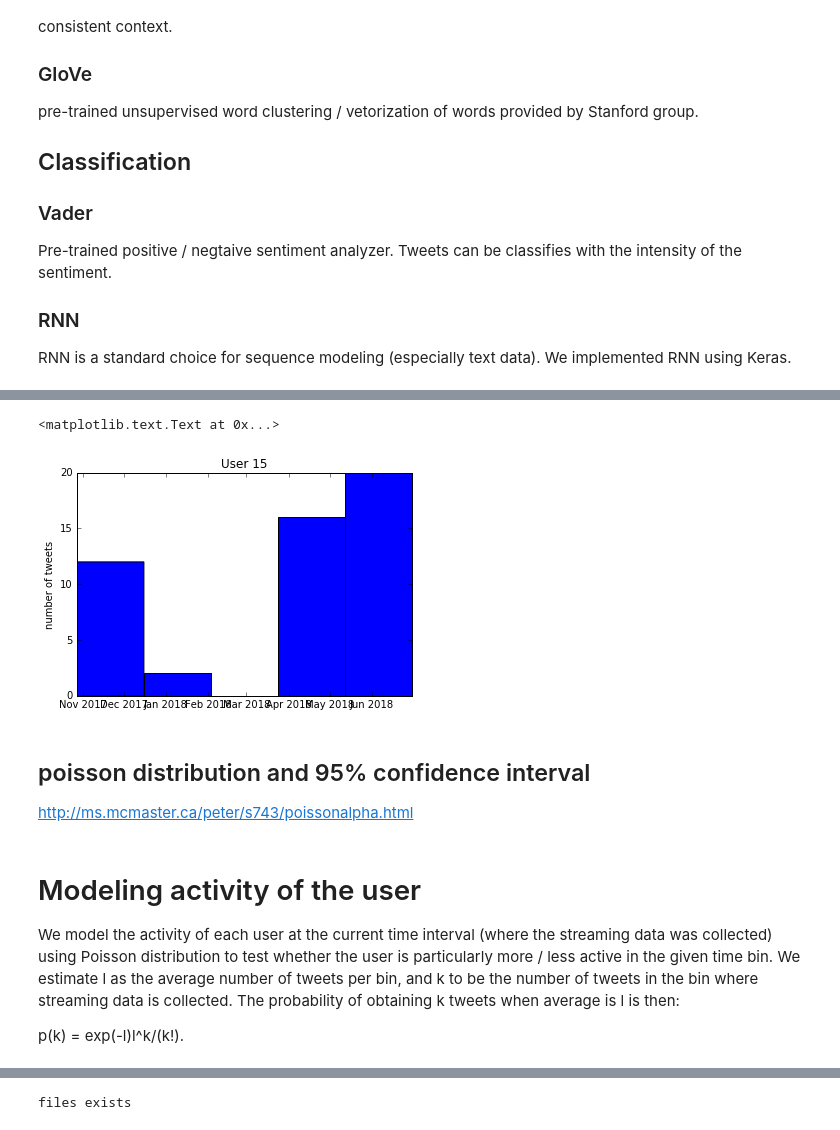
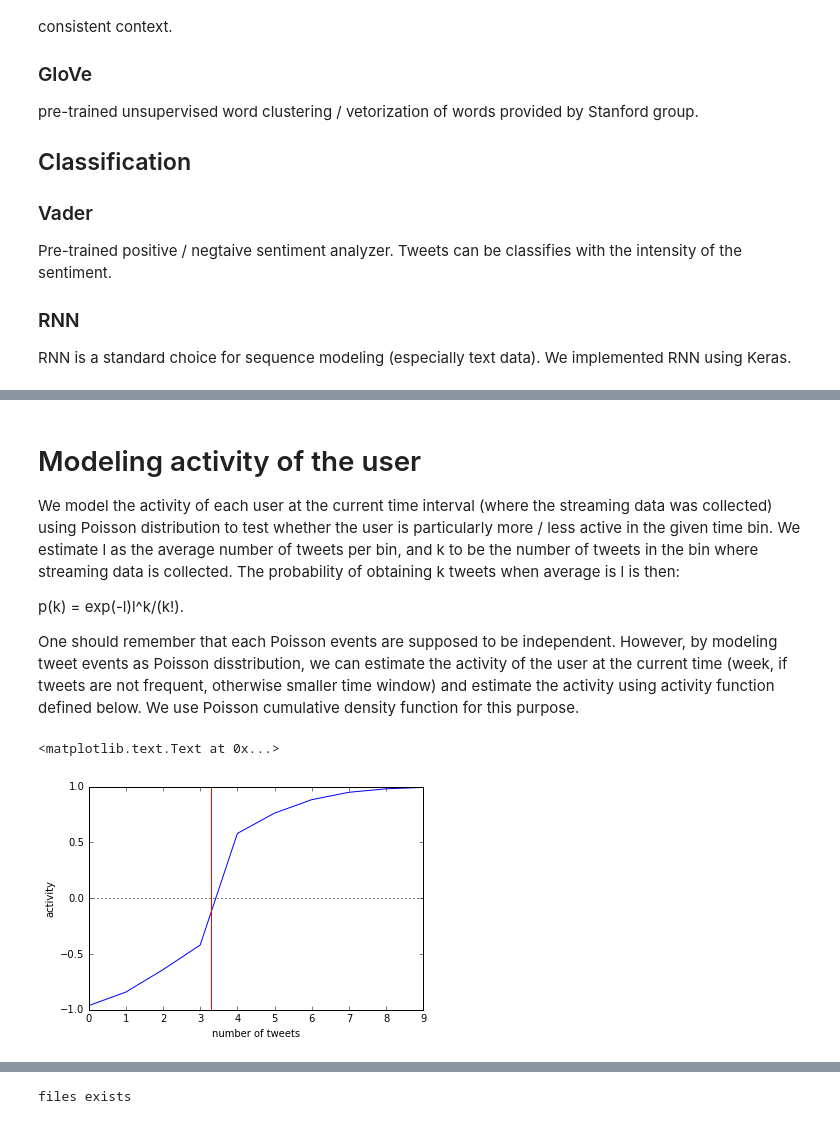
Before and after one commit to jee1213/twitter_sentiment, a Jupyter notebook: twitter_NLP_insult_GloVe_RNN.ipynb, the cells around one changed output, grey strips where cells are left out. Saved outputs shown, nothing was run; the diff lists cells and outputs as text; code cells hidden in the pictures.

Commit message:
poisson model update:07/13

```diff
--- a/twitter_NLP_insult_GloVe_RNN.ipynb
+++ b/twitter_NLP_insult_GloVe_RNN.ipynb
@@ -94,21 +96,44 @@ def convert_time(twitter_time):
 # Format your datetime object.
 #    my_form = lambda x:"{:%Y%m%d}".format(mk_dt(x))
     return mk_dt(twitter_time)
-# %%
-u = 15
-test = [convert_time(pasts[u][i]['created_at']) for i in range(50)]
-test = test[::-1]
-plt.hist(test,bins=5)
-plt.ylabel("number of tweets")
-plt.title("User %d"%(u))
-# %% [output]
-<matplotlib.text.Text at 0x...>
-[figure, removed]
-# %% [markdown]
-## poisson distribution and 95% confidence interval
-http://ms.mcmaster.ca/peter/s743/poissonalpha.html
 # %% [markdown]
 # Modeling activity of the user
 We model the activity of each user at the current time interval (where the streaming data was collected) using Poisson distribution to test whether the user is particularly more / less active in the given time bin. We estimate l as the average number of tweets per bin, and k to be the number of tweets in the bin where streaming data is collected. The probability of obtaining k tweets when average is l is then:
 
 p(k) = exp(-l)l^k/(k!).
+
+One should remember that each Poisson events are supposed to be independent. However, by modeling tweet events as Poisson disstribution, we can estimate the activity of the user at the current time (week, if tweets are not frequent, otherwise smaller time window) and estimate the activity using activity function defined below. We use Poisson cumulative density function for this purpose.
+# %%
+from scipy.stats import poisson
+ #use poisson cumulative distribution function to estimate the activity level of the user
+# activity vs inactivity: when x is larger than the average, x is more active "than average".
+# but how much more? we try to quantify it using cumulative dist. func.
+def calc_act(x,l):
+    # probability of getting x event or lower, given l
+    lower = poisson.cdf(x,l)
+    # probability of getting x event or higher, given l
+    upper = 1-poisson.cdf(x,l)+poisson.pmf(x,l)
+    if l > x:
+        # chances of getting event higher than x when x is smaller than l (wth negative sign)
+        # meaning "it is this probable that the event is higher than x, but due to low activity, we got x"
+        return (-1.+lower)
+    else:
+        # chances of getting event lower than x when x is higher than l
+        # meaning "it is this probable that the event is lower than x, but due to high activity, we got x"
+        return (1.-upper)
+# %%
+# Visualize how the activity function look like
+l=3.3
+n=10
+x = [i for i in range(n)]
+arr = [calc_act(i,l) for i in range(n)]
+plt.plot(x,arr)
+plt.axhline(y=0,color='black',linestyle=':',)
+plt.axvline(x=l,color='r')
+plt.ylabel("activity")
+plt.xlabel("number of tweets")
+# getting average count means the activity is a bit "low" (by ~10%), because Poisson distribution is not symmetric.
+# the plot is drown to the highest value of the given sample : when x = 7, the user is (more or less) 100% more active.
+# %% [output]
+<matplotlib.text.Text at 0x...>
+[figure, added]
```
Also changed, not shown: parts of 10 cells of this notebook.
